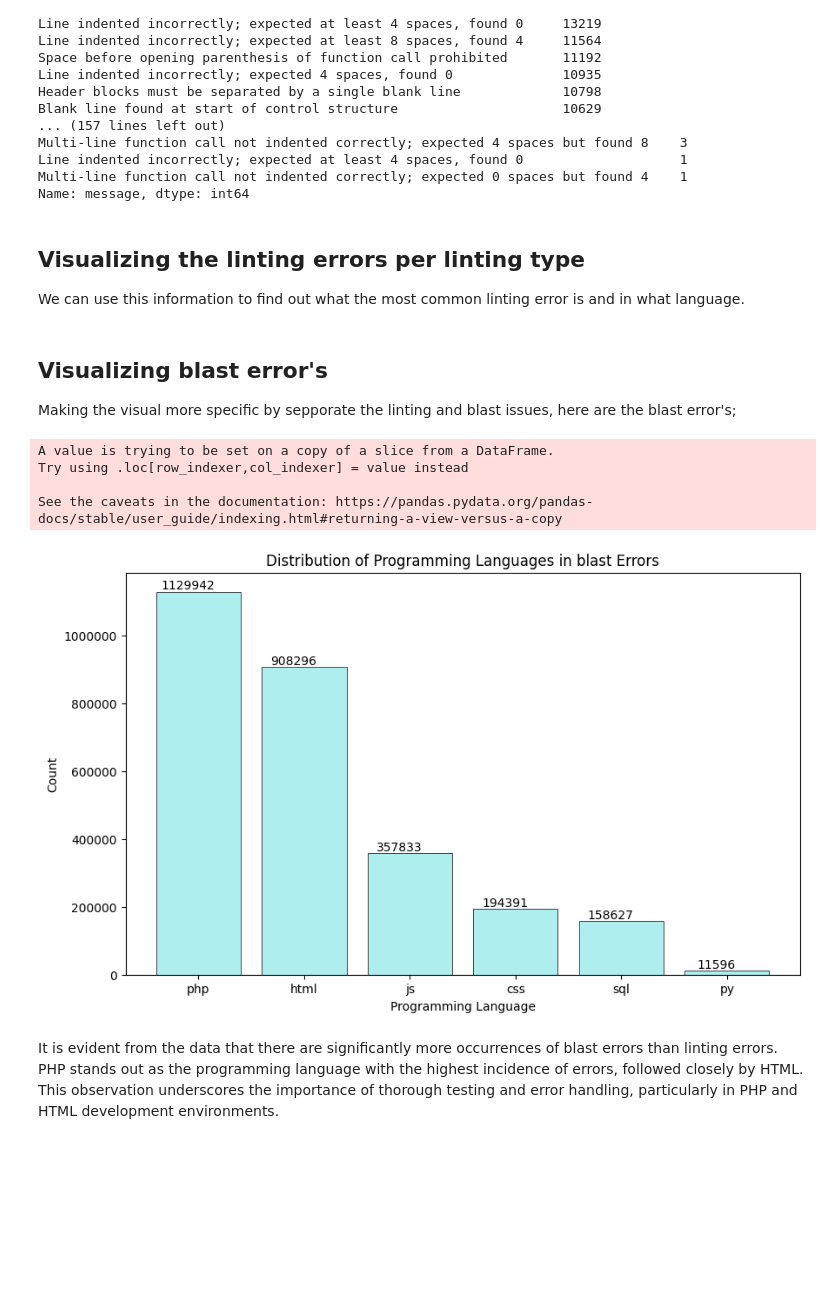
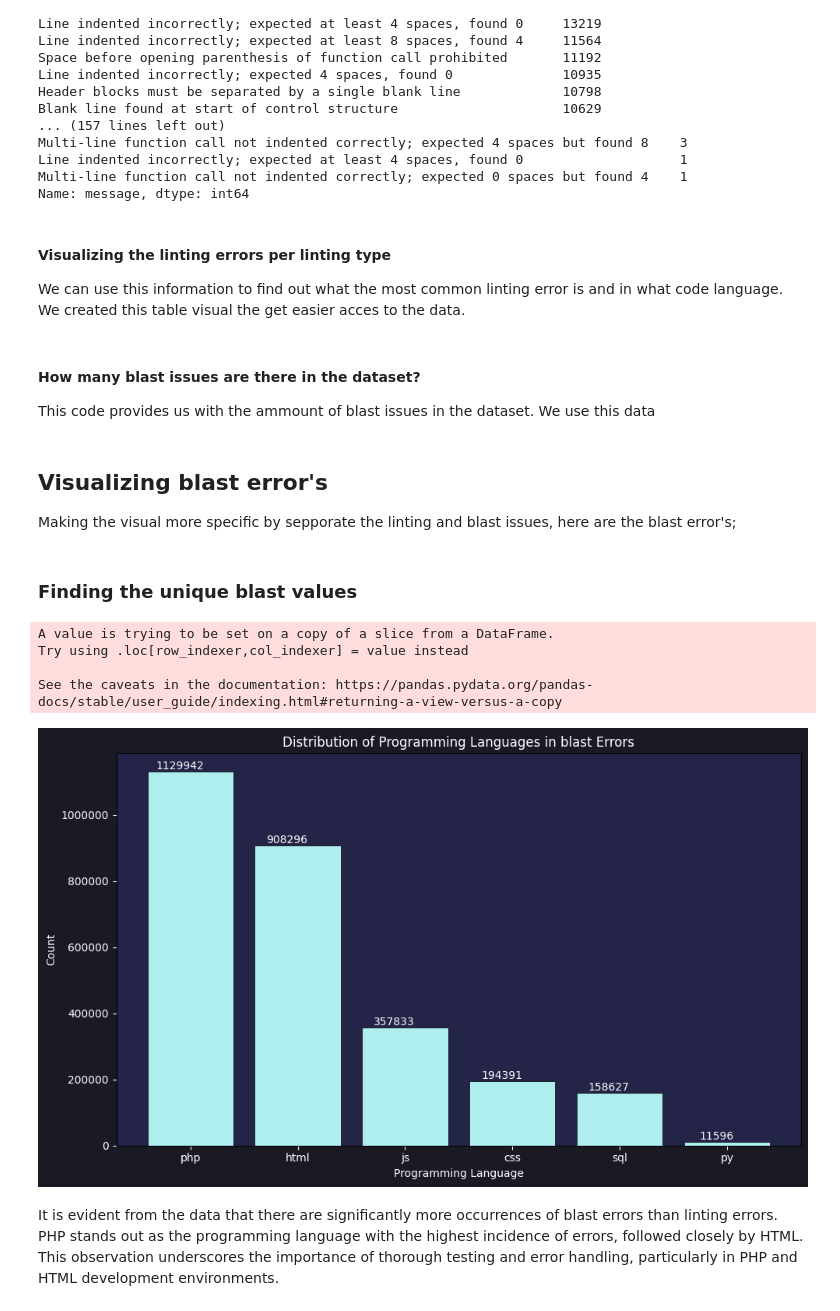
Before and after one commit to joramswarts/Bit-academy-blast-errors, a Jupyter notebook: test_types.ipynb, the cells around one changed output. Saved outputs shown, nothing was run; the diff lists cells and outputs as text; code cells hidden in the pictures; blank space fills up the shorter version.

```diff
--- a/test_types.ipynb
+++ b/test_types.ipynb
@@ -145,14 +104,21 @@ languages_to_plot = ['php', 'html', 'sql', 'js', 'css', 'py']
 filtered_counts = language_counts_linting[language_counts_linting.index.isin(languages_to_plot)]
 
 # Plot the counts
-plt.figure(figsize=(10, 6))
+fig, ax = plt.subplots(figsize=(10, 6), facecolor='#191A24')
 bars = plt.bar(filtered_counts.index, filtered_counts, color='paleturquoise', edgecolor='black', linewidth=0.5)
-plt.xlabel('Programming Language')
-plt.ylabel('Count')
-plt.title('Distribution of Programming Languages in Linting Errors')
+plt.xlabel('Programming Language', color = 'white')
+plt.ylabel('Count', color = 'white')
+plt.title('Distribution of Programming Languages in Linting Errors', color= 'white')
 # Add total count on top of each bar
 for bar in bars:
-    plt.text(bar.get_x() + bar.get_width() / 2 - 0.1, bar.get_height() + 0.05, str(int(bar.get_height())), ha='center', va='bottom')
+    plt.text(bar.get_x() + bar.get_width() / 2 - 0.1, bar.get_height() + 0.05, str(int(bar.get_height())), ha='center', va='bottom', color = 'white')
+
+# Set text color for ticks on x and y axes
+ax.tick_params(axis='x', colors='white')
+ax.tick_params(axis='y', colors='white')
+
+plt.tight_layout()
+ax.set_facecolor('#232448')
 
 plt.show()
 # %% [output]
@@ -192,8 +160,10 @@ Line indented incorrectly; expected at least 4 spaces, found 0
 Multi-line function call not indented correctly; expected 0 spaces but found 4    1
 Name: message, dtype: int64
 # %% [markdown]
-## Visualizing the linting errors per linting type
-We can use this information to find out what the most common linting error is and in what language.
+#### Visualizing the linting errors per linting type
+
+We can use this information to find out what the most common linting error is and in what code language.
+We created this table visual the get easier acces to the data.
 # %%
 # Extracting language names from 'file_name'
 data_linting_result['language'] = data_linting_result['file_name'].str.extract(r'\.(\w+)$')
@@ -236,50 +206,59 @@ fig.update_layout(
 )
 
 fig.show()
+# %% [markdown]
+#### How many blast issues are there in the dataset?
+
+This code provides us with the ammount of blast issues in the dataset. We use this data
 # %% [markdown]
 ## Visualizing blast error's
 Making the visual more specific by sepporate the linting and blast issues, here are the blast error's;
+# %% [markdown]
+### Finding the unique blast values
 # %%
-import matplotlib.pyplot as plt
-import pandas as pd
-
 # Convert blast_review_id to lowercase and remove leading/trailing spaces
 data_review_test_results['blast_review_id'] = data_review_test_results['blast_review_id'].str.lower().str.strip()
 data_linting_result['blast_review_id'] = data_linting_result['blast_review_id'].str.lower().str.strip()
 
 # Merge DataFrames on blast_review_id
 merged_data = pd.merge(data_review_test_results, data_linting_result, on="blast_review_id", how="inner")
 
 # Drop rows where only blast_review_id is present and not test_id
 merged_data.dropna(subset=["test_id"], inplace=True)
 
 # Extracting language names from 'file_name' and counting occurrences
 language_counts = merged_data['file_name'].str.extract(r'\.(\w+)$').loc[:, 0].value_counts()
 
 # Filter the dataset for different language types
 languages_to_plot = ['php', 'html', 'sql', 'js', 'css', 'py']
 filtered_counts = language_counts[language_counts.index.isin(languages_to_plot)]
 
 # Plot the counts
-plt.figure(figsize=(10, 6))
+fig, ax = plt.subplots(figsize=(10, 6), facecolor='#191A24')
 bars = plt.bar(filtered_counts.index, filtered_counts, color='paleturquoise', edgecolor='black', linewidth=0.5)
-plt.xlabel('Programming Language')
-plt.ylabel('Count')
-plt.title('Distribution of Programming Languages in blast Errors')
+plt.xlabel('Programming Language', color='white')
+plt.ylabel('Count', color='white')
+plt.title('Distribution of Programming Languages in blast Errors', color='white')
 
 # Set y-axis format to display whole numbers
 plt.ticklabel_format(axis='y', style='plain')
 
 # Add total count on top of each bar
 for bar in bars:
-    plt.text(bar.get_x() + bar.get_width() / 2 - 0.1, bar.get_height() + 0.05, str(int(bar.get_height())), ha='center', va='bottom')
+    plt.text(bar.get_x() + bar.get_width() / 2 - 0.1, bar.get_height() + 0.05, str(int(bar.get_height())), ha='center', va='bottom', color='white')
 
+# Set text color for ticks on x and y axes
+ax.tick_params(axis='x', colors='white')
+ax.tick_params(axis='y', colors='white')
+
+plt.tight_layout()
+ax.set_facecolor('#232448')
 plt.show()
 # %% [output]
 A value is trying to be set on a copy of a slice from a DataFrame.
 Try using .loc[row_indexer,col_indexer] = value instead
 
 See the caveats in the documentation: https://pandas.pydata.org/pandas-docs/stable/user_guide/indexing.html#returning-a-view-versus-a-copy
-[figure, old version]
+[figure, new version]
 # %% [markdown]
 It is evident from the data that there are significantly more occurrences of blast errors than linting errors. PHP stands out as the programming language with the highest incidence of errors, followed closely by HTML. This observation underscores the importance of thorough testing and error handling, particularly in PHP and HTML development environments.
```
Also changed, not shown: parts of 22 cells of this notebook.
